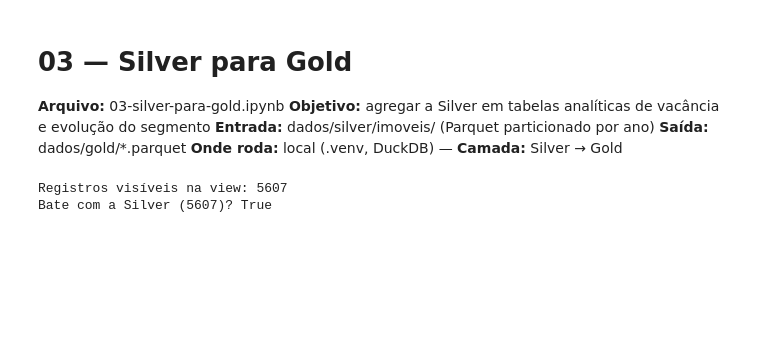
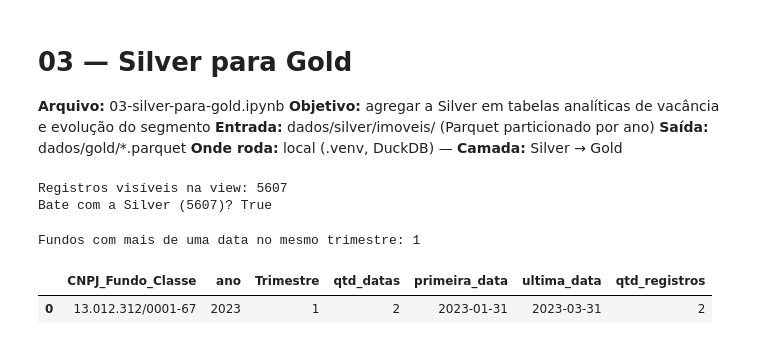
Before and after one commit to sousa-leandro86/tcc-galpoes, a Jupyter notebook: analises/03-silver-para-gold.ipynb, the cells around one changed output. Drawn from its saved outputs; the diff is of its cells as text; code cells hidden in the pictures; blank space fills up the shorter version.

```diff
--- a/analises/03-silver-para-gold.ipynb
+++ b/analises/03-silver-para-gold.ipynb
@@ -39,4 +39,29 @@ print("Bate com a Silver (5607)?", total == 5607)
 # %% [output]
 Registros visíveis na view: 5607
 Bate com a Silver (5607)? True
+# %%
+# Para cada fundo em cada trimestre, conta quantas datas de referência distintas existem.
+# HAVING filtra os grupos depois do agrupamento: mantém só os que têm mais de uma data.
+# MIN e MAX mostram a primeira e a última data encontradas no grupo.
+verificacao = """
+    SELECT
+        CNPJ_Fundo_Classe,
+        ano,
+        Trimestre,
+        COUNT(DISTINCT Data_Referencia) AS qtd_datas,
+        MIN(Data_Referencia)            AS primeira_data,
+        MAX(Data_Referencia)            AS ultima_data,
+        COUNT(*)                        AS qtd_registros
+    FROM silver_imoveis
+    GROUP BY CNPJ_Fundo_Classe, ano, Trimestre
+    HAVING COUNT(DISTINCT Data_Referencia) > 1
+"""
+
+df_conflito = con.sql(verificacao).df()
+print("Fundos com mais de uma data no mesmo trimestre:", len(df_conflito))
+df_conflito
+# %% [output]
+Fundos com mais de uma data no mesmo trimestre: 1
+|  | CNPJ_Fundo_Classe | ano | Trimestre | qtd_datas | primeira_data | ultima_data | qtd_registros |
+| 0 | 13.012.312/0001-67 | 2023 | 1 | 2 | 2023-01-31 | 2023-03-31 | 2 |
 # %%
```
Also changed, not shown: parts of 5 cells of this notebook, 4 other files.
